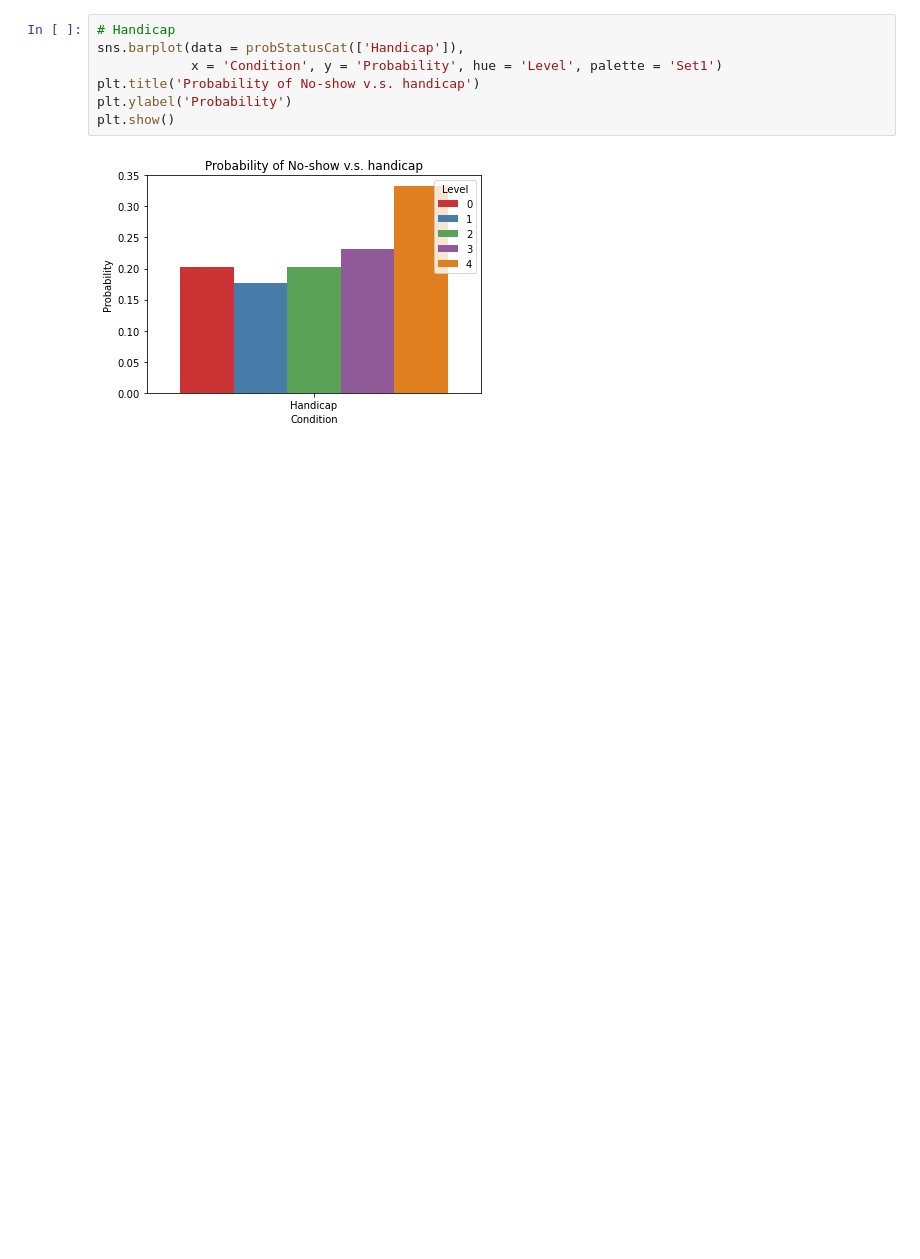
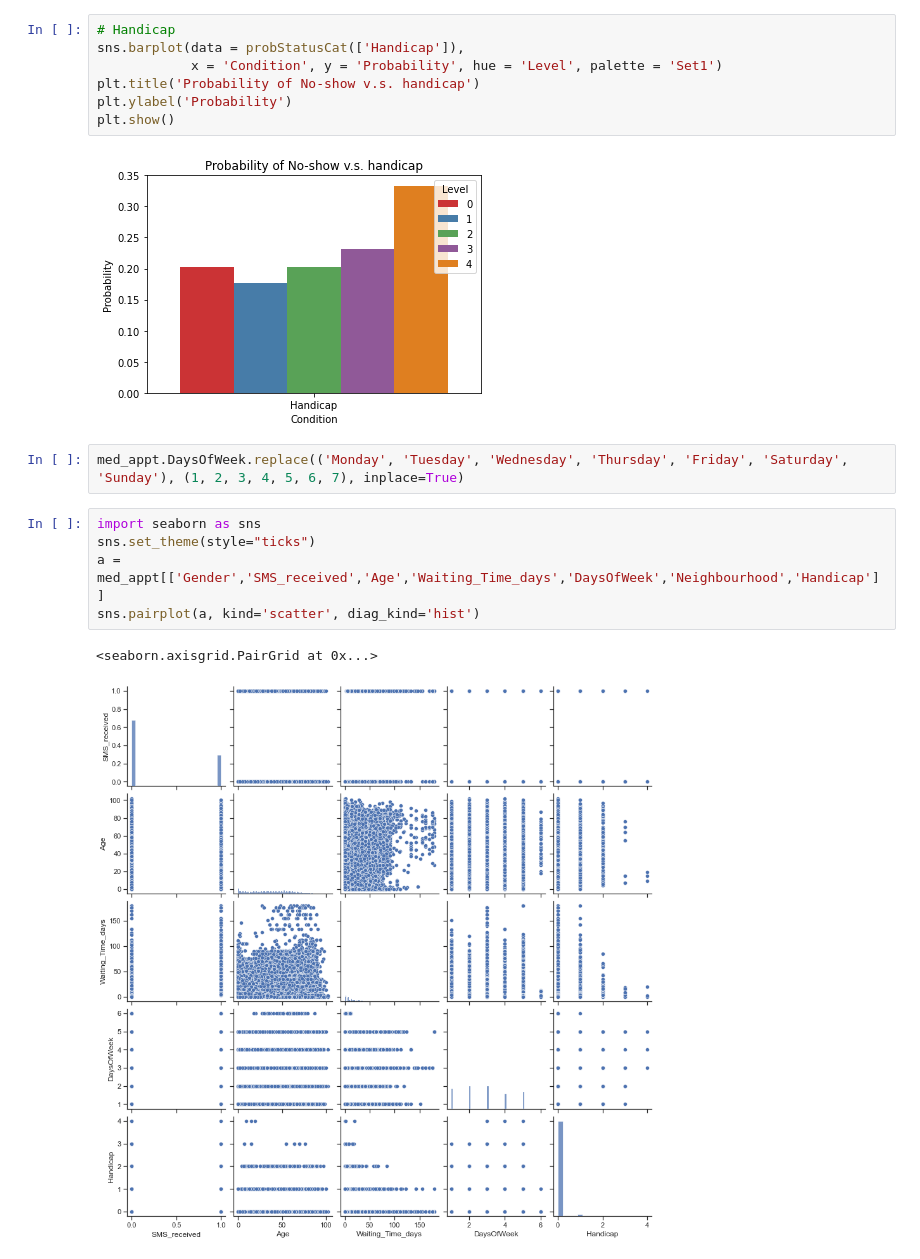
Before and after one commit to zoeyyzh/springboard, a Jupyter notebook: capstone2_noshow.ipynb, the cells around one changed output. Saved outputs shown, nothing was run; the diff lists cells and outputs as text; blank space fills up the shorter version.

```diff
--- a/capstone2_noshow.ipynb
+++ b/capstone2_noshow.ipynb
@@ -265,3 +283,13 @@ plt.ylabel('Probability')
 plt.show()
 # %% [output]
 [figure]
+# %%
+med_appt.DaysOfWeek.replace(('Monday', 'Tuesday', 'Wednesday', 'Thursday', 'Friday', 'Saturday', 'Sunday'), (1, 2, 3, 4, 5, 6, 7), inplace=True)
+# %%
+import seaborn as sns
+sns.set_theme(style="ticks")
+a = med_appt[['Gender','SMS_received','Age','Waiting_Time_days','DaysOfWeek','Neighbourhood','Handicap']]
+sns.pairplot(a, kind='scatter', diag_kind='hist')
+# %% [output]
+<seaborn.axisgrid.PairGrid at 0x...>
+[figure, added]
```
Also changed, not shown: parts of 6 cells of this notebook.
